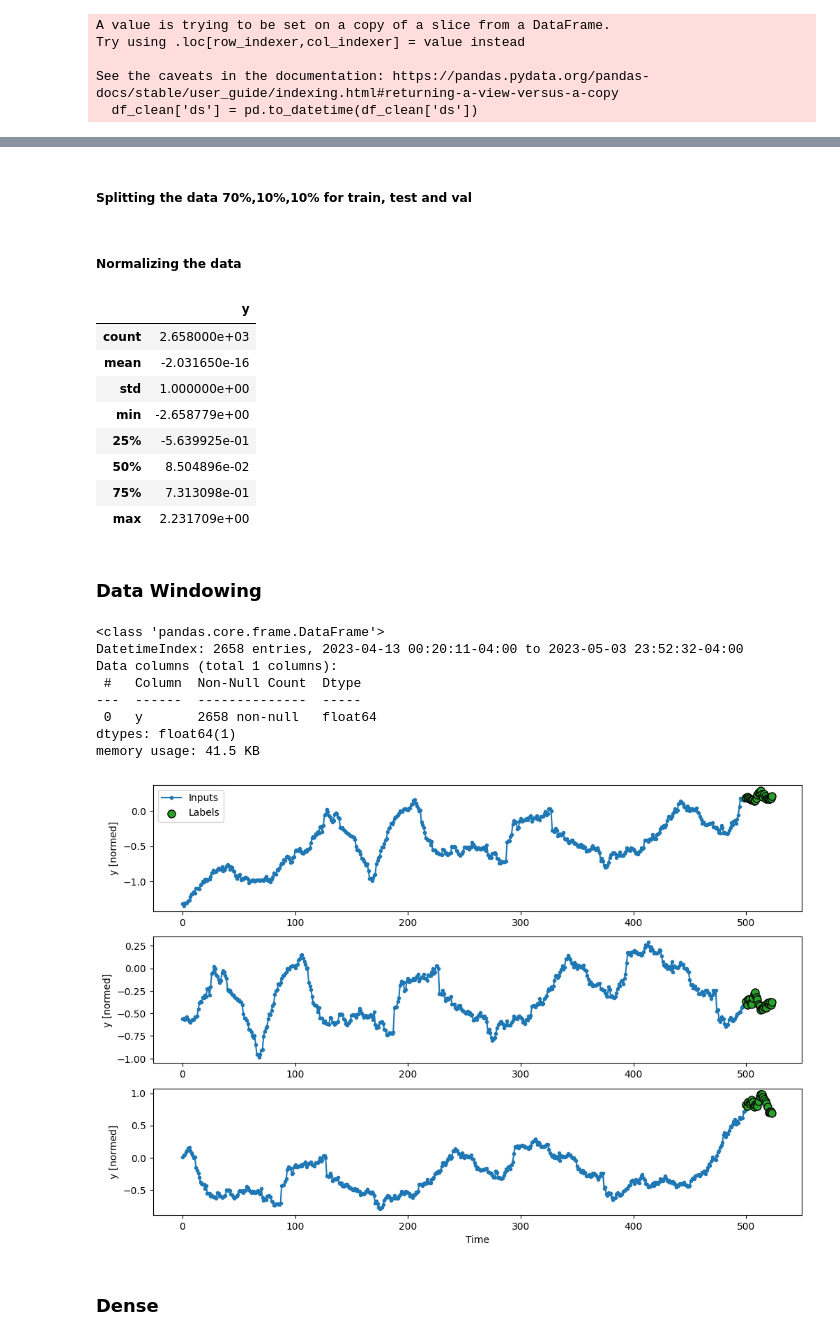
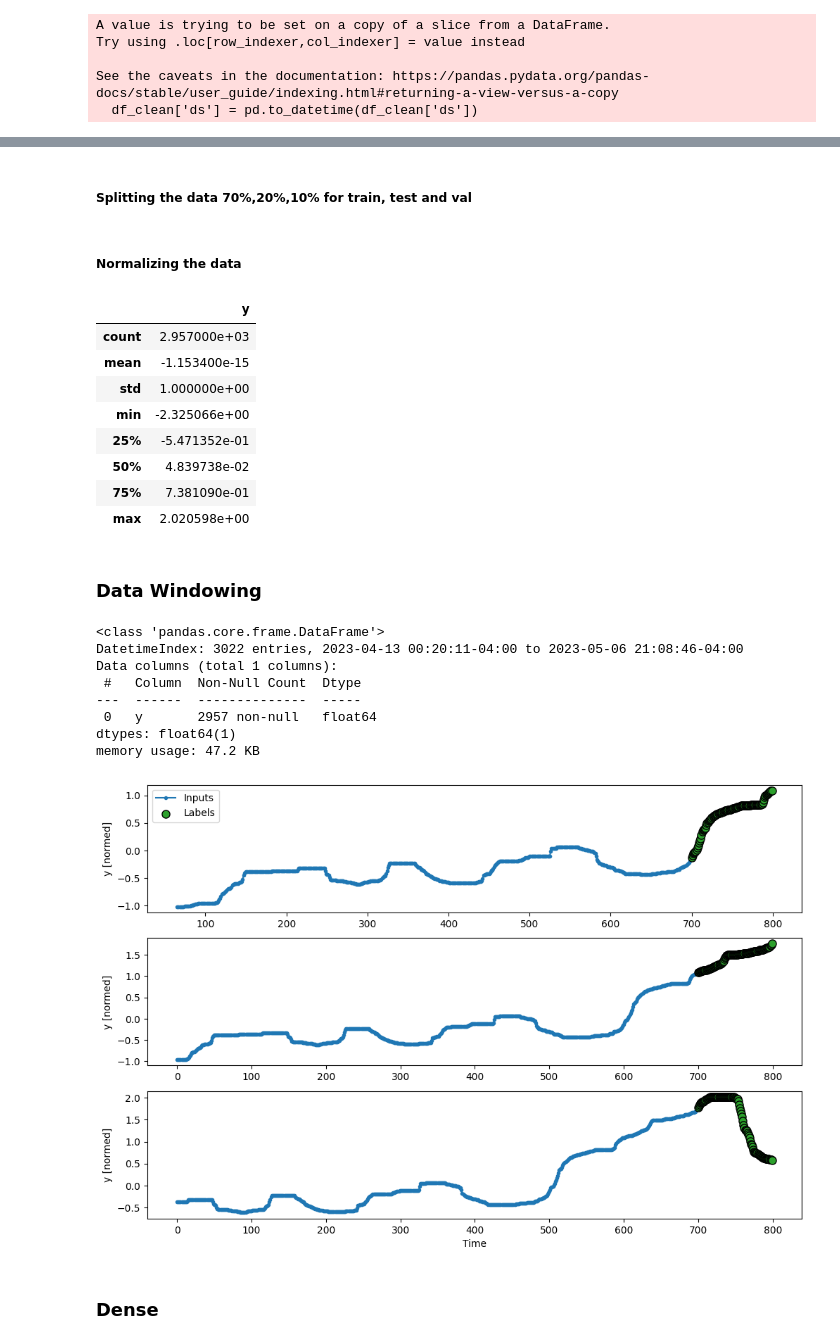
Before and after one commit to wFairmanOlin/Biomass, a Jupyter notebook: TF_lite_prediction_model.ipynb, the cells around one changed output, grey strips where cells are left out. Drawn from its saved outputs; the diff is of its cells as text; code cells hidden in the pictures.

```diff
--- a/TF_lite_prediction_model.ipynb
+++ b/TF_lite_prediction_model.ipynb
@@ -314,4 +315,6 @@ Try using .loc[row_indexer,col_indexer] = value instead
 
 See the caveats in the documentation: https://pandas.pydata.org/pandas-docs/stable/user_guide/indexing.html#returning-a-view-versus-a-copy
   df_clean['ds'] = pd.to_datetime(df_clean['ds'])
+# %%
+df_true = df_clean.rolling(window=66).median()
 # %%
@@ -335,14 +338,14 @@ plt.show()
 # %% [markdown]
-<h5> Splitting the data 70%,10%,10% for train, test and val
+<h5> Splitting the data 70%,20%,10% for train, test and val
 # %%
 column_indices = {name: i for i, name in enumerate(df_clean.columns)}
 
-n = len(df_clean)
-train_df = df_clean[0:int(n*0.7)]
-val_df = df_clean[int(n*0.7):int(n*0.9)]
-test_df = df_clean[int(n*0.9):]
+n = len(df_true)
+train_df = df_true[0:int(n*0.7)]
+val_df = df_true[int(n*0.7):int(n*0.9)]
+test_df = df_true[int(n*0.9):]
 
-num_features = df_clean.shape[1]
+num_features = df_true.shape[1]
 # %% [markdown]
 <h5> Normalizing the data
 # %%
@@ -356,27 +359,30 @@ val_df = (val_df - train_mean)/train_std
 train_df.describe()
 # %% [output]
 |  | y |
-| count | 2.658000e+03 |
-| mean | -2.031650e-16 |
+| count | 2.957000e+03 |
+| mean | -1.153400e-15 |
 | std | 1.000000e+00 |
-| min | -2.658779e+00 |
-| 25% | -5.639925e-01 |
-| 50% | 8.504896e-02 |
-| 75% | 7.313098e-01 |
-| max | 2.231709e+00 |
+| min | -2.325066e+00 |
+| 25% | -5.471352e-01 |
+| 50% | 4.839738e-02 |
+| 75% | 7.381090e-01 |
+| max | 2.020598e+00 |
 # %% [markdown]
 <h3> Data Windowing
 # %%
 train_df.info()
 # %% [output]
 <class 'pandas.core.frame.DataFrame'>
-DatetimeIndex: 2658 entries, 2023-04-13 00:20:11-04:00 to 2023-05-03 23:52:32-04:00
+DatetimeIndex: 3022 entries, 2023-04-13 00:20:11-04:00 to 2023-05-06 21:08:46-04:00
 Data columns (total 1 columns):
  #   Column  Non-Null Count  Dtype
 ---  ------  --------------  -----
- 0   y       2658 non-null   float64
+ 0   y       2957 non-null   float64
 dtypes: float64(1)
-memory usage: 41.5 KB
+memory usage: 47.2 KB
+# %%
+inputs = None
+labels = None
 # %%
 class WindowGenerator():
   def __init__(self, input_width, label_width, shift,
@@ -503,26 +509,26 @@ class WindowGenerator():
       self._example = result
     return result
 # %%
-OUT_STEPS = 24
+OUT_STEPS = 100
 # Assuming you have already loaded and split your dataset into train_df, val_df, and test_df
-window = WindowGenerator(input_width=500,
+window = WindowGenerator(input_width=700,
                                label_width=OUT_STEPS,
                                shift=OUT_STEPS,
                                train_df=train_df,
                                val_df=val_df,
                                test_df=test_df,
                                label_columns='y')
 
 
 example_window = tf.stack([np.array(train_df[:window.total_window_size]),
                            np.array(train_df[100:100+window.total_window_size]),
                            np.array(train_df[200:200+window.total_window_size])])
 
 inputs, labels = window.split_window(example_window)
 
 window.plot(example_input=inputs, example_labels=labels)
 # %% [output]
-[figure, old version]
+[figure, new version]
 # %% [markdown]
 <h3> Dense
 # %%
```
Also changed, not shown: parts of 9 cells of this notebook.
